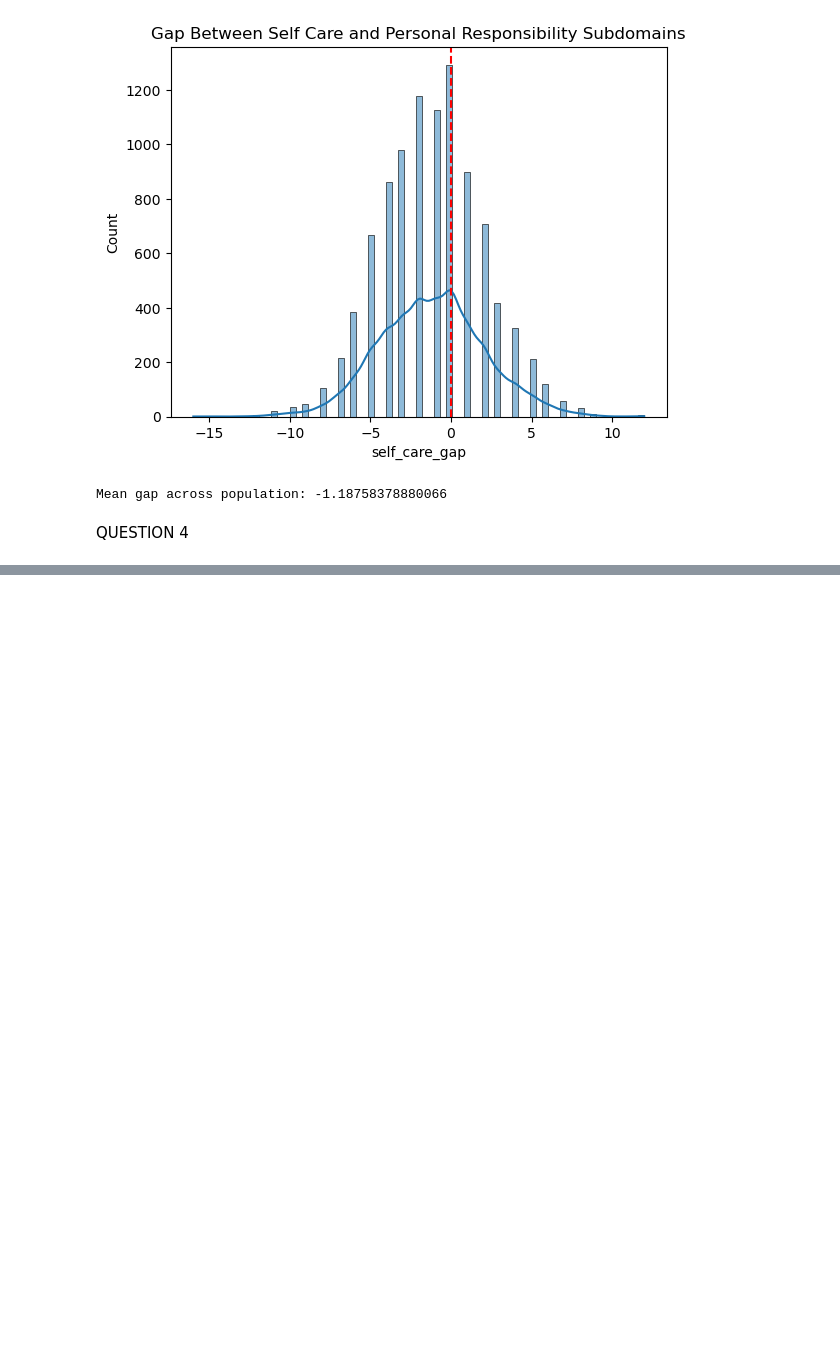
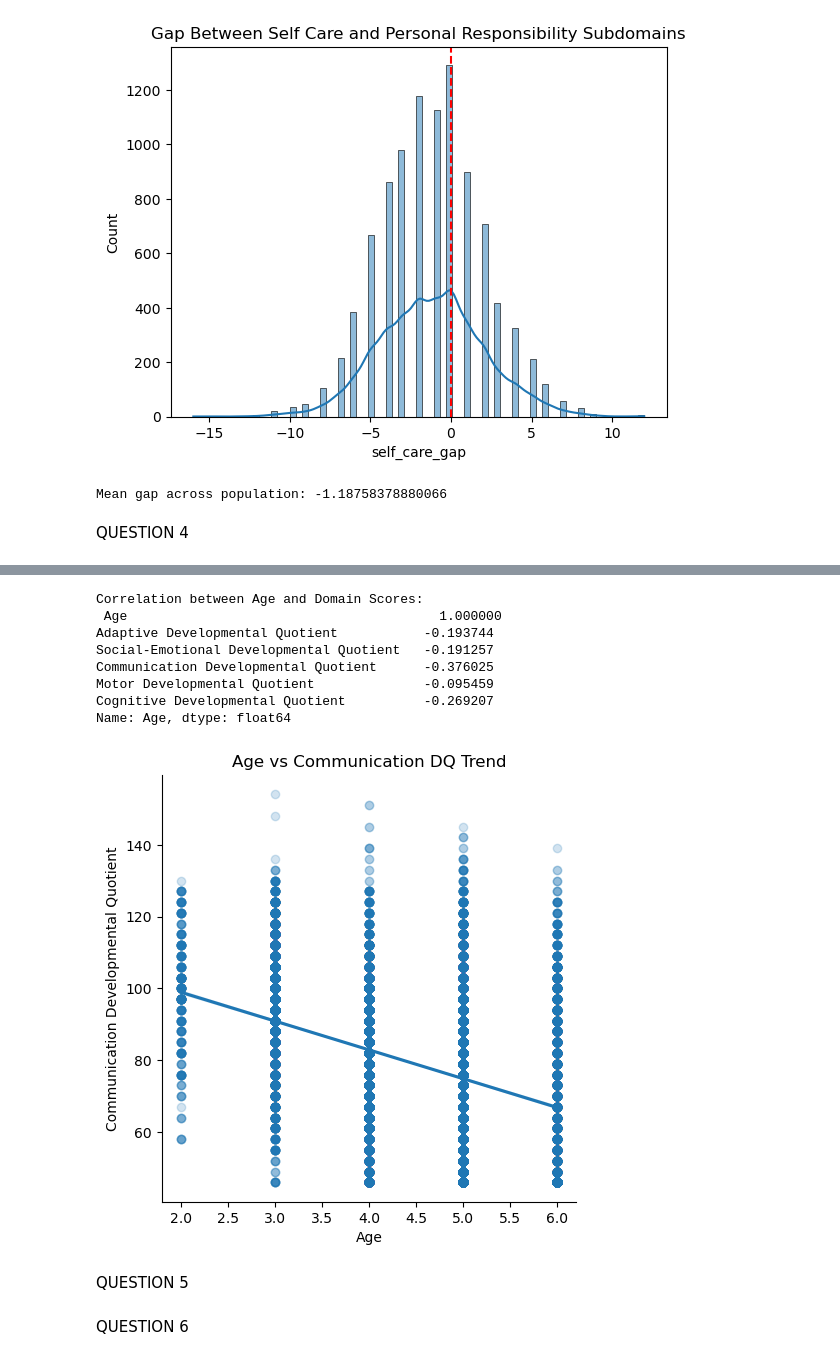
Before and after one commit to NSS-Data-Analytics-Cohort-17/partner-project-brazil, a Jupyter notebook: scripts/Nick_Partner_Project.ipynb, the cells around one changed output, grey strips where cells are left out. Drawn from its saved outputs; the diff is of its cells as text; code cells hidden in the pictures; blank space fills up the shorter version.

```diff
--- a/scripts/Nick_Partner_Project.ipynb
+++ b/scripts/Nick_Partner_Project.ipynb
@@ -133,3 +134,7 @@ print("Mean gap across population:", df['self_care_gap'].mean())
 Mean gap across population: -1.18758378880066
 # %% [markdown]
 QUESTION 4
+# %%
+df['Date of Birth'] = pd.to_datetime(df['Date of Birth'])
+# %%
+df['Age'] = ((pd.Timestamp('now') - df['Date of Birth']) / np.timedelta64(1, 'D') / 365.25).astype(int)
@@ -135,0 +161,20 @@ QUESTION 4
+# %%
+age_domain_correlation = df[['Age'] + domain_columns].corr()
+print("Correlation between Age and Domain Scores:\n", age_domain_correlation['Age'])
+sns.lmplot(data=df, x='Age', y='Communication Developmental Quotient', scatter_kws={'alpha':0.2})
+plt.title("Age vs Communication DQ Trend")
+plt.show()
+# %% [output]
+Correlation between Age and Domain Scores:
+ Age                                        1.000000
+Adaptive Developmental Quotient           -0.193744
+Social-Emotional Developmental Quotient   -0.191257
+Communication Developmental Quotient      -0.376025
+Motor Developmental Quotient              -0.095459
+Cognitive Developmental Quotient          -0.269207
+Name: Age, dtype: float64
+[figure, added]
+# %% [markdown]
+QUESTION 5
+# %% [markdown]
+QUESTION 6
```
Also changed, not shown: parts of 3 cells of this notebook.
